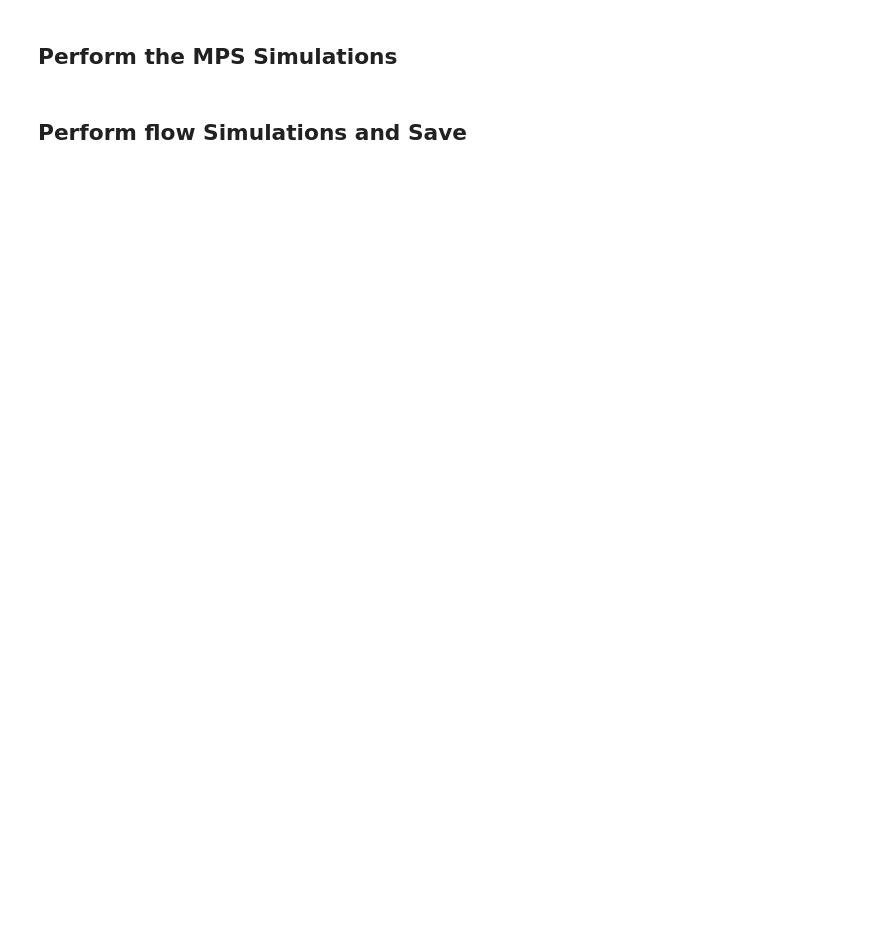
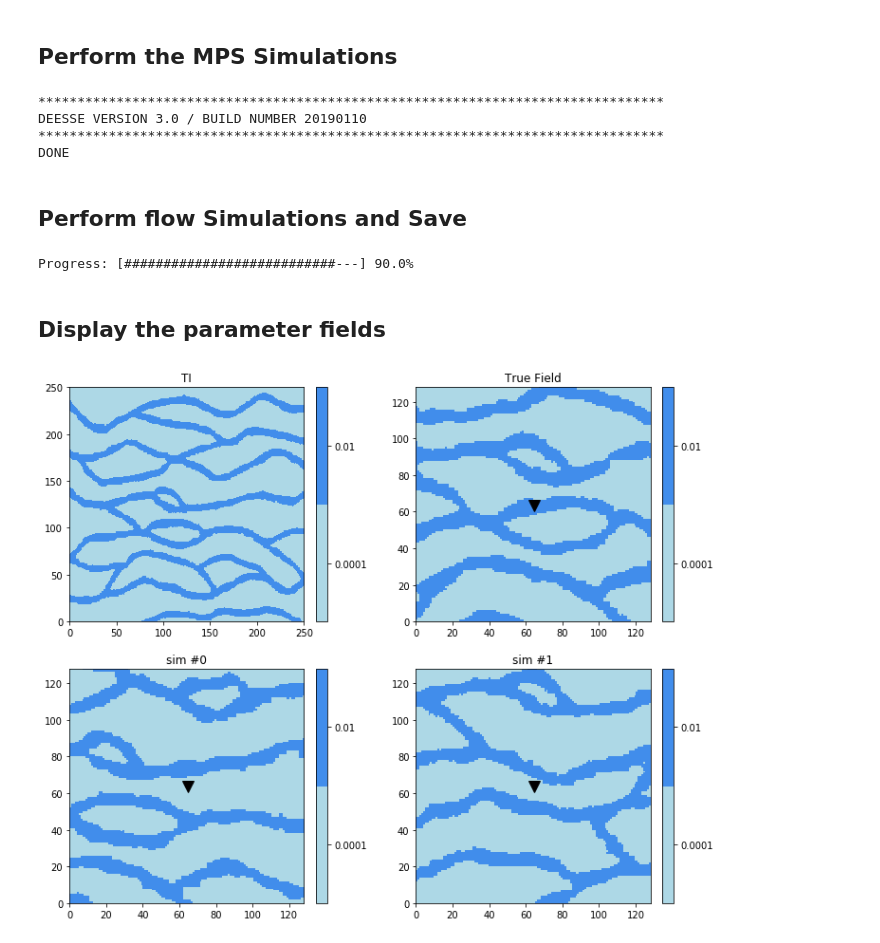
Before and after one commit to yasindagasan/MODFLOW-MPS, a Jupyter notebook: MPS_and_flow.ipynb, the cells around one changed output. Saved outputs shown, nothing was run; the diff lists cells and outputs as text; code cells hidden in the pictures; blank space fills up the shorter version.

```diff
--- a/MPS_and_flow.ipynb
+++ b/MPS_and_flow.ipynb
@@ -66,7 +65,7 @@ deesse_input_realisations = dsi.DeesseInput(
     maxScanFraction=0.25,
     npostProcessingPathMax=1,
     seed=444,
-    nrealization=10000)
+    nrealization=10)
 # %% [markdown]
 ##  Reference parameter field
 # %%
@@ -93,7 +92,7 @@ DONE
 # %%
 # Do DS simulations to create
 # --------------------
-doSimul=False
+doSimul=True
 
 if doSimul:
     simKList  = dsi.deesseRun(deesse_input_realisations)
@@ -114,6 +113,11 @@ else:
     simK_filename  = 'results/GSLIB/128*128/simKAll.gslib'
     trueK = img.readImageGslib(trueK_filename, missing_value=MPDS_MISSING_VALUE)
     simK  = img.readImageGslib(simK_filename, missing_value=MPDS_MISSING_VALUE)
+# %% [output]
+********************************************************************************
+DEESSE VERSION 3.0 / BUILD NUMBER 20190110
+********************************************************************************
+DONE
 # %%
 import time, sys
 from IPython.display import clear_output
@@ -138,25 +142,56 @@ def update_progress(progress):
 ##  Perform flow Simulations and Save
 # %%
 if doSimul:
+    mf_trueK=forward.Modflow()
     # flow simulation for the reference parmater field
     flow_trueK = img.copyImg(trueK)
     flow_trueK.remove_allvar()
-    flow_trueK.append_var(fwReal.flowSimforReals(0,trueK))
-    # flow_trueK.append_var(fwReal.flowSimforReals(i,trueK,pumpRate=pumping_rate))
-
+    predTrueK=mf_trueK.predict(model=trueK,imod=0,modelName="forwTrueK")
+    flow_trueK.append_var(predTrueK[0])
     img.writeImageGslib(flow_trueK,filename="results/GSLIB/128*128/flow_trueK.gslib" )
 
-
+    mf_simK=forward.Modflow()
     # flow simulations for realisations
     for i in range(simK.val.shape[0]):
         flow_simK = img.copyImg(simK)
         flow_simK.remove_allvar()
-        flow_simK.append_var(fwReal.flowSimforReals(i,simK))
+        predSimK=mf_simK.predict(model=simK,imod=i,modelName="forwSimK")
+        flow_simK.append_var(predSimK[0])
         img.writeImageGslib(flow_simK,
                             filename="results/GSLIB/128*128/flowRealisations/flow_%05.d.gslib" % i)
         update_progress(i / simK.val.shape[0])
 else:
     flow_trueK_filename = 'results/GSLIB/flow_trueK.gslib'
     flow_simK_filename  = 'results/GSLIB/flow_simK.gslib'
-    flow_trueK = img.readImageGslib(flow_trueK_filename, missing_value=missing_value)
-    flow_simK  = img.readImageGslib(flow_simK_filename, missing_value=missing_value)
+    flow_trueK = img.readImageGslib(flow_trueK_filename, missing_value=MPDS_MISSING_VALUE)
+    flow_simK  = img.readImageGslib(flow_simK_filename, missing_value=MPDS_MISSING_VALUE)
+# %% [output]
+Progress: [###########################---] 90.0%
+# %% [markdown]
+##  Display the parameter fields
+# %%
+# Draw TI
+fig, ax = plt.subplots(2, 2, figsize=(12,10))
+plt.subplot(2, 2, 1)
+imgplt.drawImage2D(ti,
+                   categ=True, categCol=col,
+                   title='TI')
+
+plt.subplot(2, 2, 2)
+imgplt.drawImage2D(trueK,iv=0,
+                   categ=True,  categCol=col,
+                   title='True Field')
+plt.plot(wpt[0],wpt[1],'v',markersize=12, color="black")
+# plt.plot(headsInd[:,0],headsInd[:,1],'.',markersize=14, color="black")
+
+
+for i in list(range(2)) :
+    plt.subplot(2, 2, i+3)
+    imgplt.drawImage2D(simK,iv=i,
+                       categ=True,  categCol=col,
+                       title='sim #{}'.format(i))
+    plt.plot(wpt[0],wpt[1],'v',markersize=12, color="black")
+    # plt.plot(headsInd[:,0],headsInd[:,1],'.',markersize=14, color="black")
+plt.savefig('results/plots/TI_and_realisations.png')
+# %% [output]
+[figure, added]
```
Also changed, not shown: parts of 4 cells of this notebook, 3 other files.
